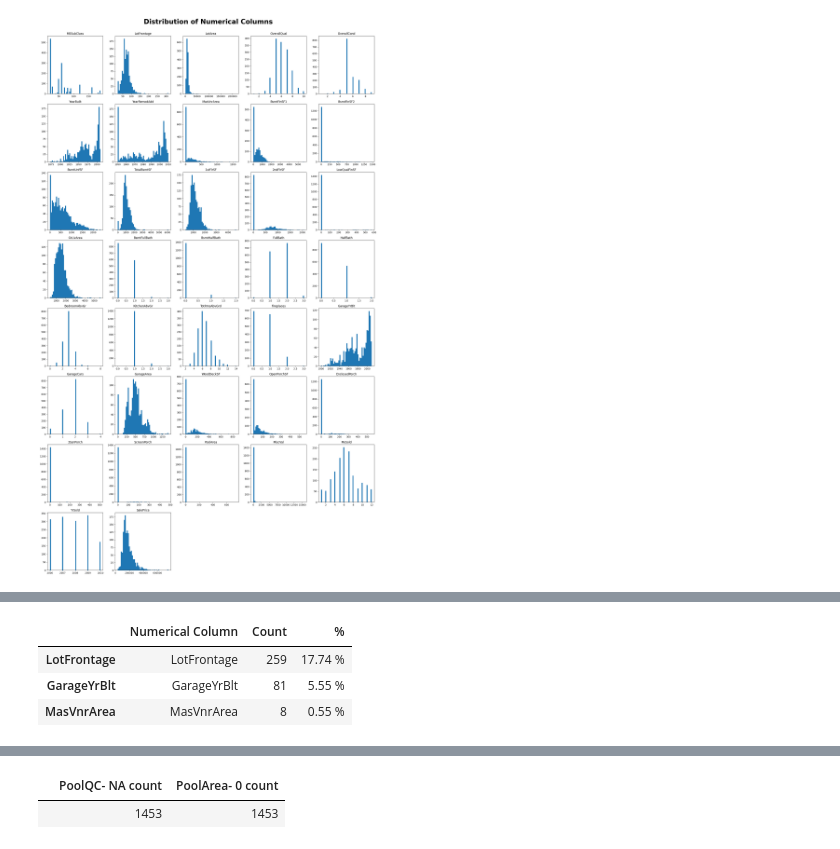
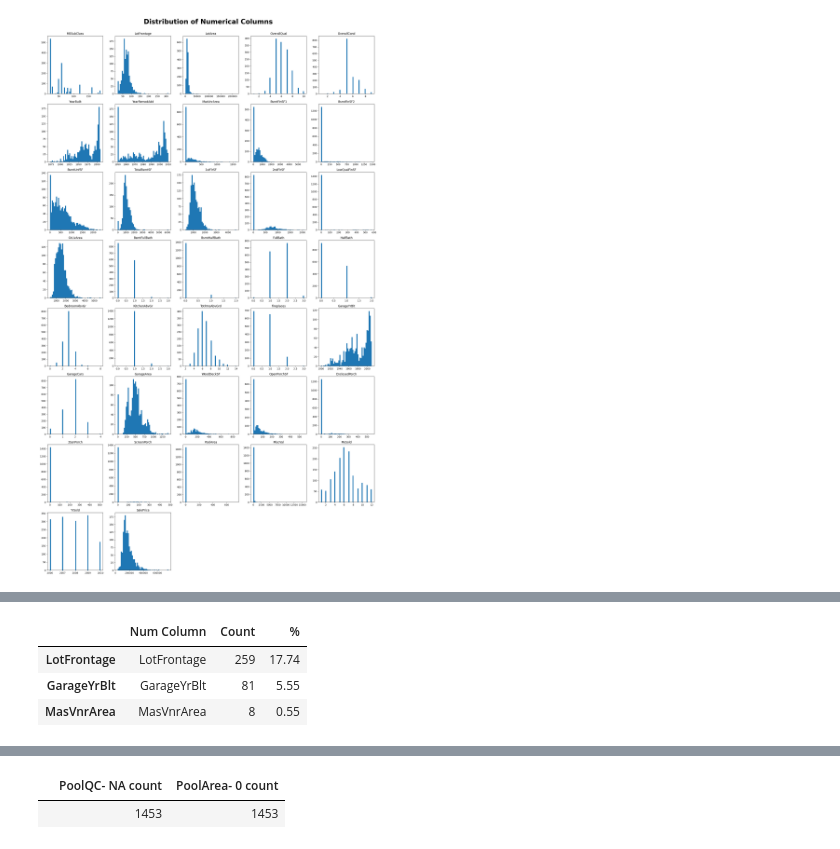
Before and after one commit to mrekh21/House_Prices, a Jupyter notebook: model-experiment.ipynb, the cells around one changed output, grey strips where cells are left out. Saved outputs shown, nothing was run; the diff lists cells and outputs as text; code cells hidden in the pictures.

```diff
--- a/model-experiment.ipynb
+++ b/model-experiment.ipynb
@@ -38,2 +43,2 @@ from sklearn.base import BaseEstimator, TransformerMixin
 # %%
-df_train = pd.read_csv("/kaggle/input/house-prices-advanced-regression-techniques/train.csv")
+train = pd.read_csv("/kaggle/input/house-prices-advanced-regression-techniques/train.csv")
@@ -54,8 +59,8 @@ df_train.head(5)
 # %% [markdown]
 #### Id ეგრევე ამოვაგდოთ, რადგან არ გვჭირდება ტრენინგისთვის.
 # %%
-df_train = df_train.drop('Id', axis=1)
-df_train.head(5)
+train = train.drop('Id', axis=1)
+train.head(5)
 # %% [output]
 |  | MSSubClass | MSZoning | LotFrontage | LotArea | Street | Alley | LotShape | LandContour | Utilities | ... |
 | 0 | 60 | RL | 65.0 | 8450 | Pave | NaN | Reg | Lvl | AllPub | ... |
@@ -120,6 +125,6 @@ plt.show()
 # %% [markdown]
 #### ამოვიღოთ categorical და numerical სვეტები, ვნახოთ მათი განაწილებები.
 # %%
-cat_cols = [col for col in df_train.columns if df_train[col].dtype == "object"]
-num_cols = [col for col in df_train.columns if df_train[col].dtype != "object"]
+cat_cols = [col for col in train.columns if train[col].dtype == "object"]
+num_cols = [col for col in train.columns if train[col].dtype != "object"]
 # %%
@@ -134,7 +139,7 @@ df_cat.head()
 | 4 | RL | Pave | NaN | IR1 | Lvl | AllPub | FR2 | Gtl | NoRidge | ... |
 5 rows × 43 columns
 # %%
-df_num = df_train[num_cols]
+df_num = train[num_cols]
 df_num.head()
 # %% [output]
 |  | MSSubClass | LotFrontage | LotArea | OverallQual | OverallCond | YearBuilt | YearRemodAdd | MasVnrArea | ... |
@@ -222,20 +272,18 @@ cat_cols_null_values
 # %%
 # Null value count in numerical columns
 num_cols_with_nulls = df_num.columns[df_num.isna().sum() > 0]
 
 num_cols_null_values = pd.DataFrame(
     {
-        "Numerical Column": num_cols_with_nulls,
+        "Num Column": num_cols_with_nulls,
         "Count": df_num[num_cols_with_nulls].isna().sum(),
-        "%": (df_num[num_cols_with_nulls].isna().sum() / len(df_num) * 100).round(2).astype(str) + " %",
+        "%": (df_num[num_cols_with_nulls].isna().sum() / len(df_num) * 100).round(2),
     }
 ).sort_values(by="Count", ascending=False)
 
-num_cols_null_values.to_csv("null_values_num_cols.csv", index=True, header=True)
-
 num_cols_null_values
 # %% [output]
-|  | Numerical Column | Count | % |
-| LotFrontage | LotFrontage | 259 | 17.74 % |
-| GarageYrBlt | GarageYrBlt | 81 | 5.55 % |
-| MasVnrArea | MasVnrArea | 8 | 0.55 % |
+|  | Num Column | Count | % |
+| LotFrontage | LotFrontage | 259 | 17.74 |
+| GarageYrBlt | GarageYrBlt | 81 | 5.55 |
+| MasVnrArea | MasVnrArea | 8 | 0.55 |
```
Also changed, not shown: parts of 119 cells of this notebook, 1 other file.
